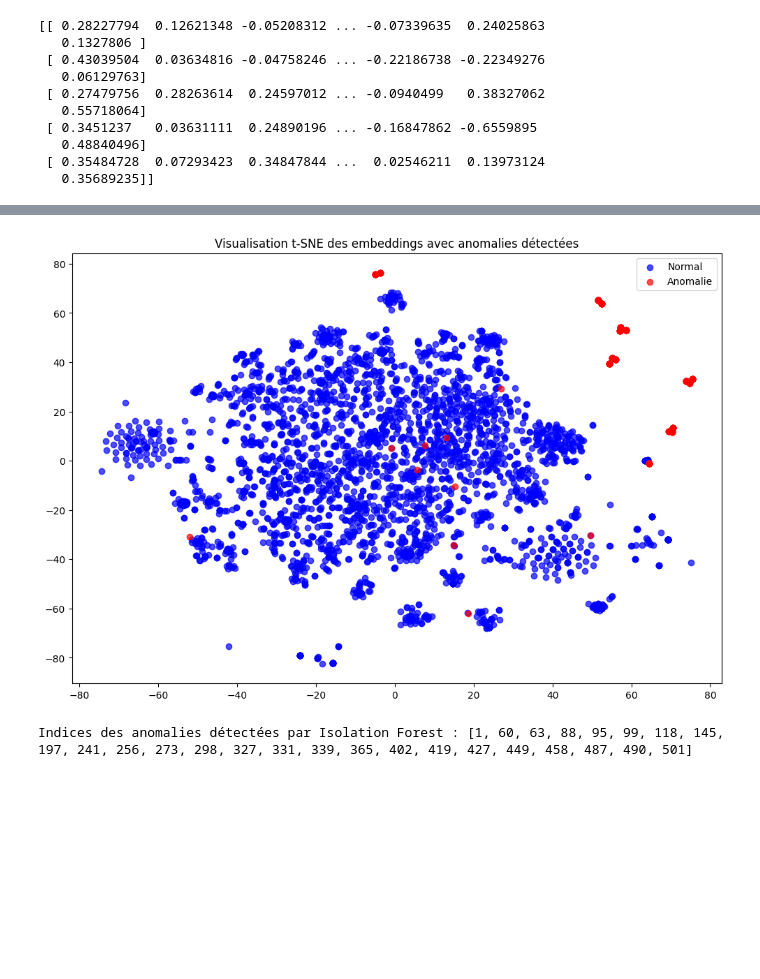
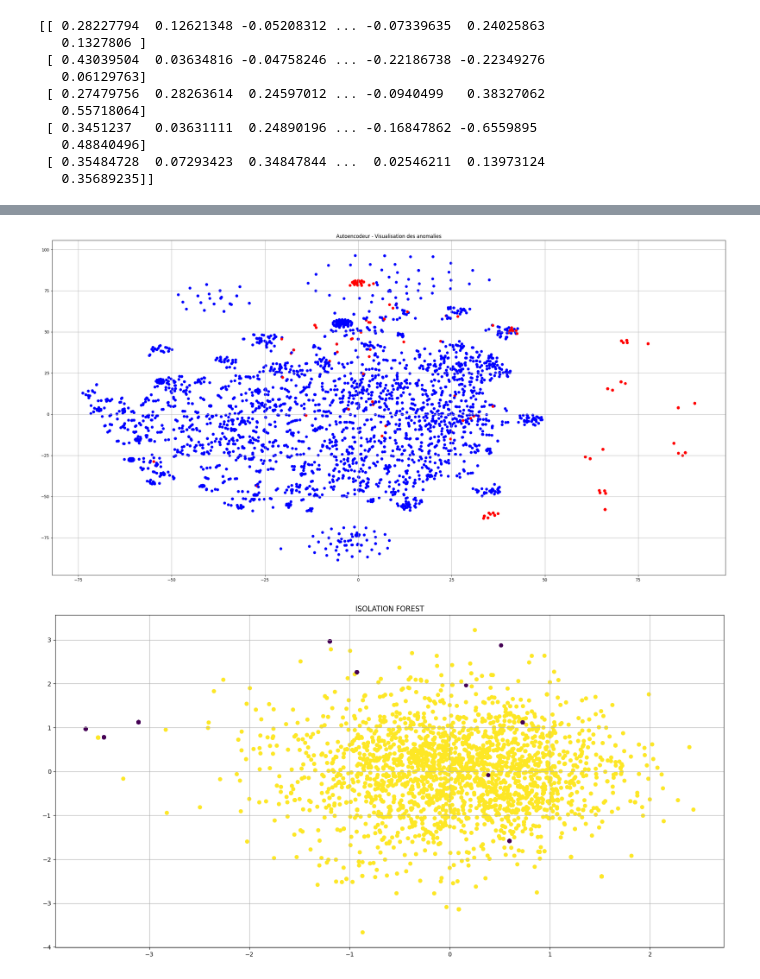
Before and after one commit to sow19/Detection-d-anomalies, a Jupyter notebook: code_source/contamination_anomalies/apprentissage_contamination3.ipynb, the cells around one changed output, grey strips where cells are left out. Saved outputs shown, nothing was run; the diff lists cells and outputs as text; code cells hidden in the pictures; blank space fills up the shorter version.

Commit message:
ajout  de la fonction d'evaluation

```diff
--- a/code_source/contamination_anomalies/apprentissage_contamination3.ipynb
+++ b/code_source/contamination_anomalies/apprentissage_contamination3.ipynb
@@ -37,9 +49,7 @@ scaler = StandardScaler()
 scaled_embeddings = scaler.fit_transform(embeddings)
 # %%
 original_indices = np.arange(len(scaled_embeddings))
-X_train, X_temp, train_indices, temp_indices = train_test_split(scaled_embeddings, original_indices, test_size=0.3, random_state=42)
-
-X_val, X_test, val_indices, test_indices = train_test_split(X_temp, temp_indices, test_size=0.5, random_state=42)
+X_train,X_test = train_test_split(scaled_embeddings, test_size=0.2, random_state=42)
 # %%
 #partie compression de l'entree
 input_dim = embeddings.shape[1]
@@ -93,14 +98,7 @@ Epoch 50/50
 <keras.src.callbacks.history.History at 0x...>
 # %%
-# Reconstruire les inputs
-reconstructed = autoencoder.predict(scaled_embeddings)
-
-# Calculer l'erreur de reconstruction
-mse = np.mean(np.power(scaled_embeddings - reconstructed, 2), axis=1)
-
-# Ajouter les scores d'anomalie au DataFrame
+reconstructed_autoencodeur = autoencoder.predict(scaled_embeddings)
+mse = np.mean(np.power(scaled_embeddings - reconstructed_autoencodeur, 2), axis=1)
 contaminated_df['reconstruction_error'] = mse
-
-# Extraire les embeddings réduits
 reduced_embeddings = encoder_model.predict(scaled_embeddings)
 # %% [output]
@@ -114,8 +107,3 @@ reduced_embeddings_df = pd.DataFrame(
 # %%
-# Sauvegarder les résultats
-final_df = pd.concat([contaminated_df, reduced_embeddings_df], axis=1)
-final_df.to_csv("../../data/contaminated/autoencoder_results.csv", index=False)
-
-threshold = np.percentile(mse, 95)  # Les 5% supérieurs sont considérés comme anomalies
-contaminated_df['is_anomaly_autoencoder'] = mse > threshold
+threshold = np.percentile(mse, 88)  # Les % supérieurs sont considérés comme anomalies
 anomalies_percentile = mse > threshold
@@ -157,33 +110,37 @@ contaminated_df.head()
-# %%
-import matplotlib.pyplot as plt
-from sklearn.manifold import TSNE
-
-tsne = TSNE(n_components=2, random_state=42)
-embedding_2d = tsne.fit_transform(scaled_embeddings)
-
-plt.figure(figsize=(12, 8))
-plt.scatter(embedding_2d[contaminated_df['is_anomaly_autoencoder'] == False, 0],
-            embedding_2d[contaminated_df['is_anomaly_autoencoder'] == False, 1],
-            c='blue', alpha=0.7, label='Normal')
-
-plt.scatter(embedding_2d[contaminated_df['is_anomaly_autoencoder'] == True, 0],
-            embedding_2d[contaminated_df['is_anomaly_autoencoder'] == True, 1],
-            c='red', alpha=0.7, label='Anomalie')
-
-plt.title('Visualisation t-SNE des embeddings avec anomalies détectées')
-plt.legend()
-plt.show()
-# %% [output]
-[figure, removed]
+# %%
+import matplotlib.pyplot as plt
+from sklearn.manifold import TSNE
+tsne = TSNE(n_components=2, random_state=42)
+reconstructed_2d = tsne.fit_transform(reconstructed_autoencodeur)
+couleurs = ['b'] * len(scaled_embeddings)
+for i in range(len(scaled_embeddings)):
+    if mse[i] > threshold:
+        couleurs[i] = 'r'
+
+plt.figure(figsize=(30, 15))
+plt.scatter(reconstructed_2d[:, 0], reconstructed_2d[:, 1], c=couleurs, marker='o')
+
+plt.title("Autoencodeur - Visualisation des anomalies")
+plt.grid(True)
+plt.show()
+# %% [output]
+[figure, added]
 # %%
-contaminated_df_test = pd.DataFrame(X_test, columns=[f'feature_{i}' for i in range(X_test.shape[1])])
-
-# Isolation Forest (entraînement sur X_train)
+contaminated_df_test = pd.DataFrame(X_train, columns=[f'feature_{i}' for i in range(X_train.shape[1])])
 isolation_forest = IsolationForest(contamination=0.05, random_state=42)
 isolation_forest.fit(X_train)
-contaminated_df_test['is_anomaly_iforest'] = isolation_forest.predict(X_test) == -1
+i_forest = isolation_forest.predict(X_train)
+contaminated_df_test['is_anomaly_iforest'] = isolation_forest.predict(X_train) == -1
-# %% [output]
-Indices des anomalies détectées par Isolation Forest : [1, 60, 63, 88, 95, 99, 118, 145, 197, 241, 256, 273, 298, 327, 331, 339, 365, 402, 419, 427, 449, 458, 487, 490, 501]
+# %%
+plt.figure(figsize=(20, 10))
+plt.scatter(X_train[:, 0], X_train[:, 1], c=i_forest, marker='o')
+
+plt.title("ISOLATION FOREST")
+plt.grid(True)
+#plt.savefig("output.jpg")
+plt.show()
+# %% [output]
+[figure, added]
 # %%
 oc_svm = OneClassSVM(nu=0.05, kernel='rbf')
 oc_svm.fit(X_train)
```
Also changed, not shown: parts of 20 cells of this notebook, 2 other files.
